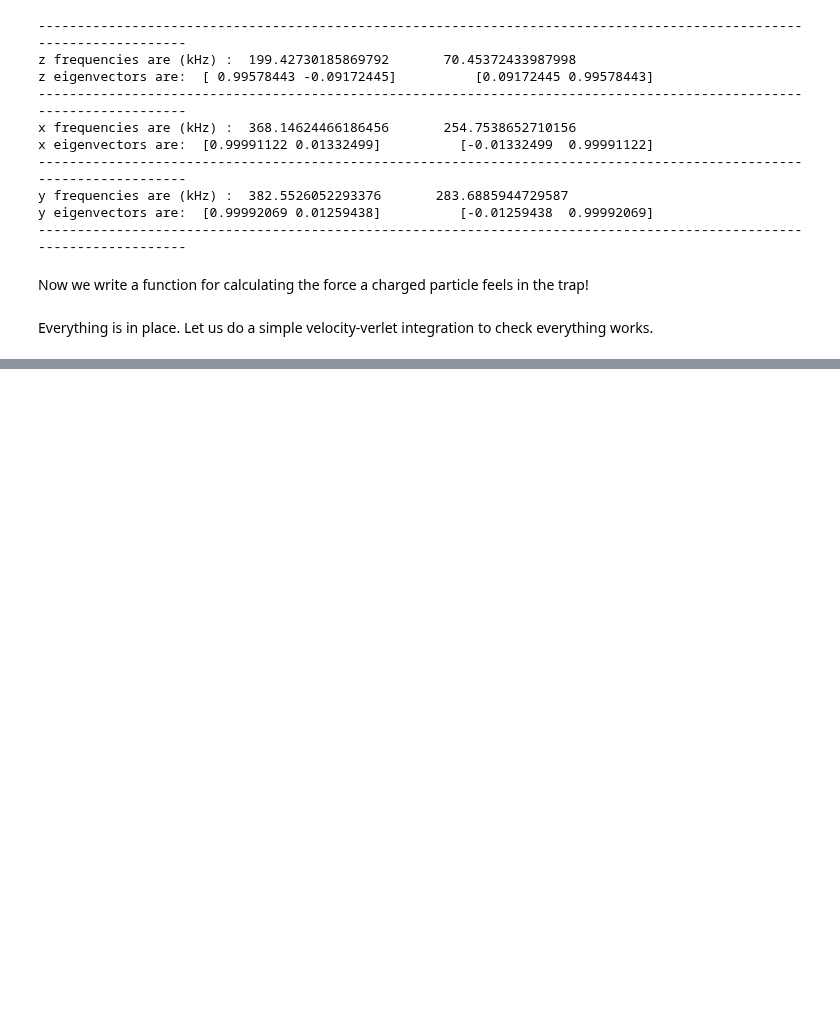
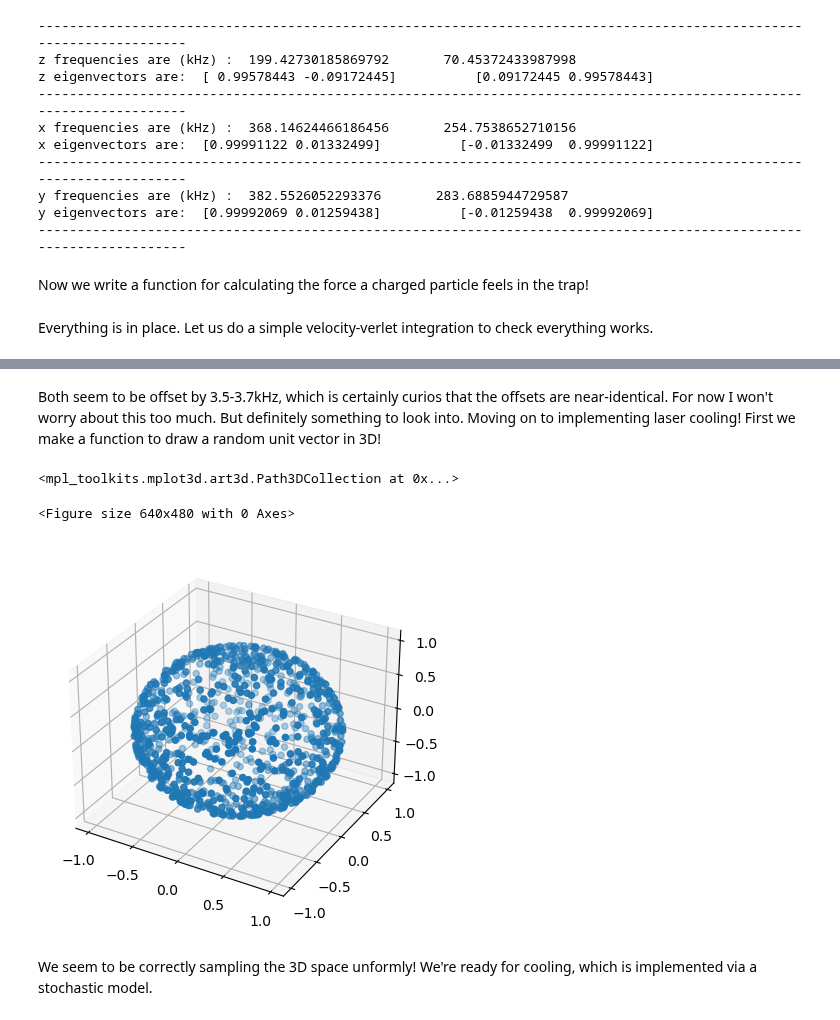
Before and after one commit to EmilLenler/PhD-Work, a Jupyter notebook: Two-Ion-Systems/Cooling.ipynb, the cells around one changed output, grey strips where cells are left out. Cells and saved outputs as stored; diff of their text form; code cells hidden in the pictures; blank space fills up the shorter version.

```diff
--- a/Two-Ion-Systems/Cooling.ipynb
+++ b/Two-Ion-Systems/Cooling.ipynb
@@ -213,0 +262,27 @@ Text(0.5, 0, 'Time (ms)')
+# %% [markdown]
+Both seem to be offset by 3.5-3.7kHz, which is certainly curios that the offsets are near-identical. For now I won't worry about this too much. But definitely something to look into.
+Moving on to implementing laser cooling! First we make a function to draw a random unit vector in 3D!
+# %%
+def random_direction():
+    u,v = np.random.rand(2)
+    phi = 2*np.pi*u
+    theta = np.arccos(1-2*v)
+    return np.array([np.sin(theta)*np.cos(phi),np.sin(theta)*np.sin(phi),np.cos(theta)])
+x3d = []
+y3d = []
+z3d = []
+
+for j in range(1000):
+    direction = random_direction()
+    x3d.append(direction[0])
+    y3d.append(direction[1])
+    z3d.append(direction[2])
+fig3D = plt.figure()
+ax3D =plt.figure().add_subplot(projection='3d')
+ax3D.scatter(x3d,y3d,z3d)
+# %% [output]
+<mpl_toolkits.mplot3d.art3d.Path3DCollection at 0x...>
+<Figure size 640x480 with 0 Axes>
+[figure, added]
+# %% [markdown]
+We seem to be correctly sampling the 3D space unformly! We're ready for cooling, which is implemented via a stochastic model.
```
Also changed, not shown: parts of 13 cells of this notebook, 1 other file.
